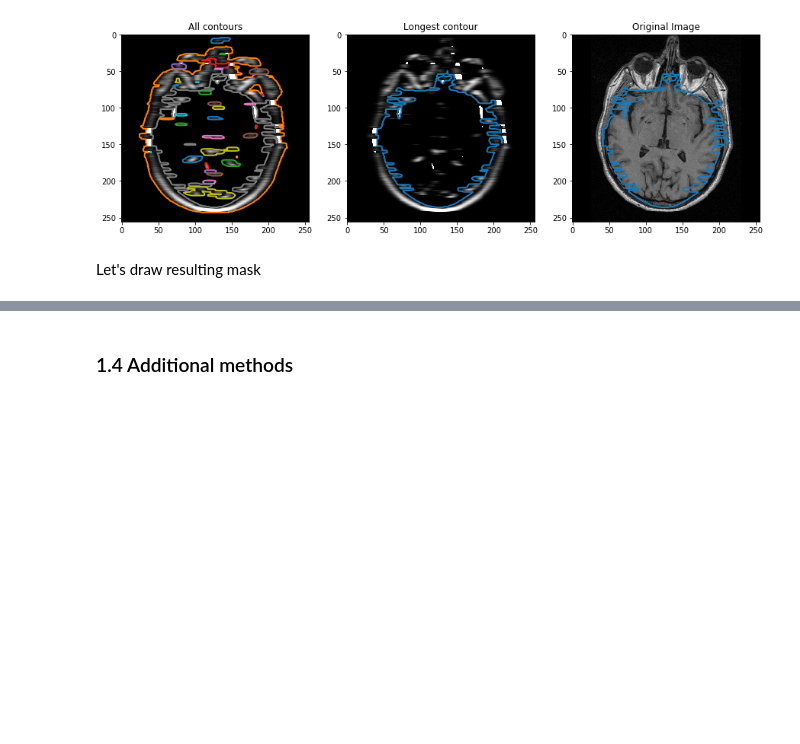
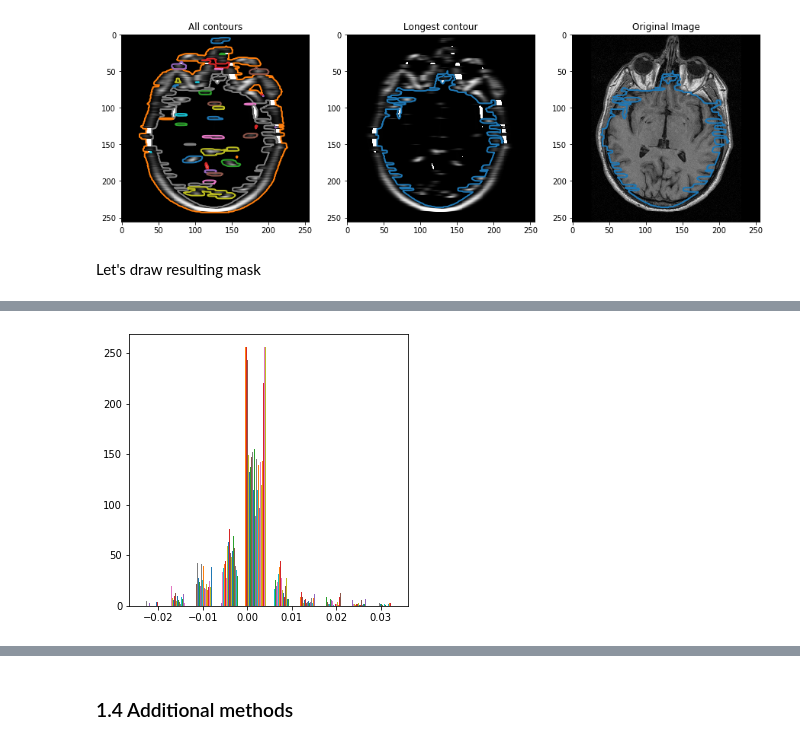
Before and after one commit to oganesManasian/Image-analysis-and-pattern-recognition, a Jupyter notebook: labs/lab_01_segmentation.ipynb, the cells around one changed output, grey strips where cells are left out. Drawn from its saved outputs; the diff is of its cells as text; code cells hidden in the pictures; blank space fills up the shorter version.

```diff
--- a/labs/lab_01_segmentation.ipynb
+++ b/labs/lab_01_segmentation.ipynb
@@ -398,0 +413,5 @@ ax.axis('off');
+# %%
+f, ax = plt.subplots(figsize=(5, 5))
+ax.hist(edgemap);
+# %% [output]
+[figure, added]
```
Also changed, not shown: parts of 10 cells of this notebook.
